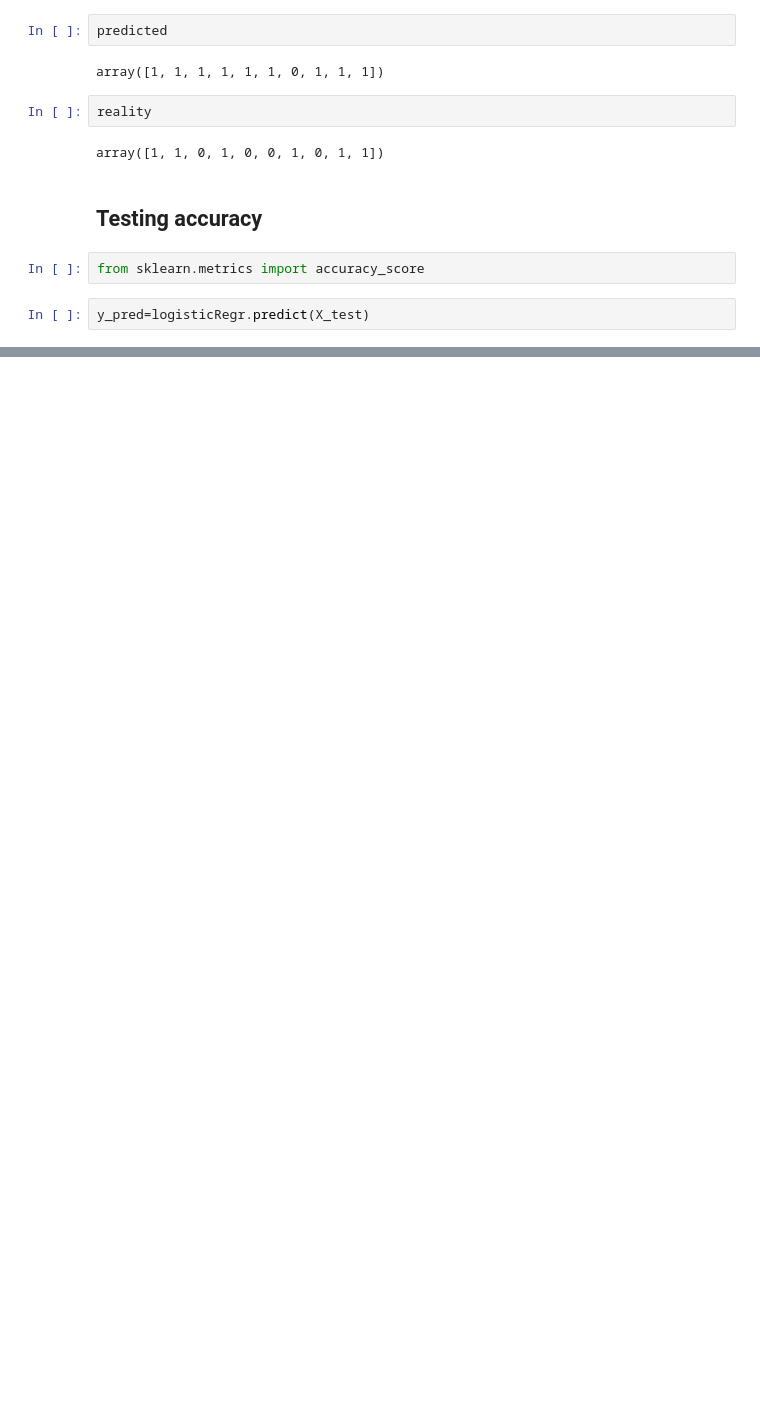
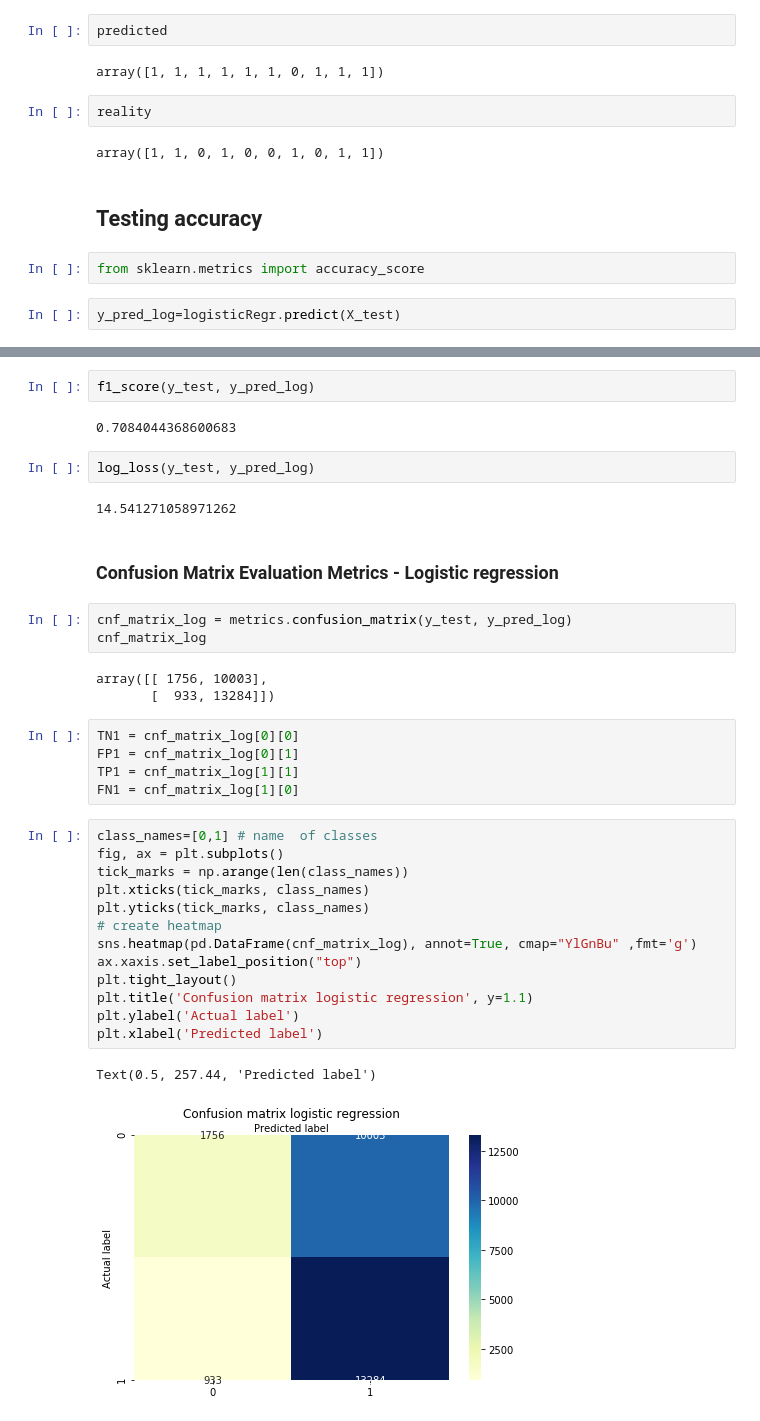
Before and after one commit to emnaidoudi/Customer-satisfaction, a Jupyter notebook: NOTEBOOK.ipynb, the cells around one changed output, grey strips where cells are left out. Saved outputs shown, nothing was run; the diff lists cells and outputs as text; blank space fills up the shorter version.

```diff
--- a/NOTEBOOK.ipynb
+++ b/NOTEBOOK.ipynb
@@ -360,4 +318,4 @@ array([1, 1, 0, 1, 0, 0, 1, 0, 1, 1])
 # %%
 from sklearn.metrics import accuracy_score
 # %%
-y_pred=logisticRegr.predict(X_test)
+y_pred_log=logisticRegr.predict(X_test)
@@ -369,0 +335,37 @@ accuracy_score(y_test, y_pred)
+# %%
+f1_score(y_test, y_pred_log)
+# %% [output]
+0.7084044368600683
+# %%
+log_loss(y_test, y_pred_log)
+# %% [output]
+14.541271058971262
+# %% [markdown]
+### Confusion Matrix Evaluation Metrics - Logistic regression
+# %%
+cnf_matrix_log = metrics.confusion_matrix(y_test, y_pred_log)
+cnf_matrix_log
+# %% [output]
+array([[ 1756, 10003],
+       [  933, 13284]])
+# %%
+TN1 = cnf_matrix_log[0][0]
+FP1 = cnf_matrix_log[0][1]
+TP1 = cnf_matrix_log[1][1]
+FN1 = cnf_matrix_log[1][0]
+# %%
+class_names=[0,1] # name  of classes
+fig, ax = plt.subplots()
+tick_marks = np.arange(len(class_names))
+plt.xticks(tick_marks, class_names)
+plt.yticks(tick_marks, class_names)
+# create heatmap
+sns.heatmap(pd.DataFrame(cnf_matrix_log), annot=True, cmap="YlGnBu" ,fmt='g')
+ax.xaxis.set_label_position("top")
+plt.tight_layout()
+plt.title('Confusion matrix logistic regression', y=1.1)
+plt.ylabel('Actual label')
+plt.xlabel('Predicted label')
+# %% [output]
+Text(0.5, 257.44, 'Predicted label')
+[figure, added]
```
Also changed, not shown: parts of 42 cells of this notebook, 2 other files.
